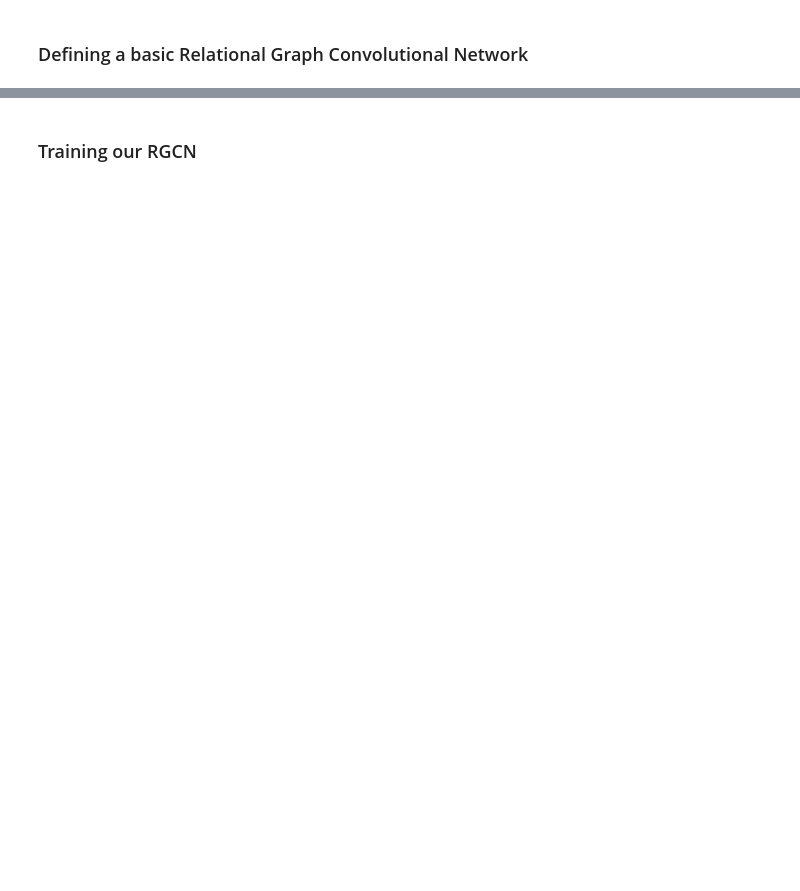
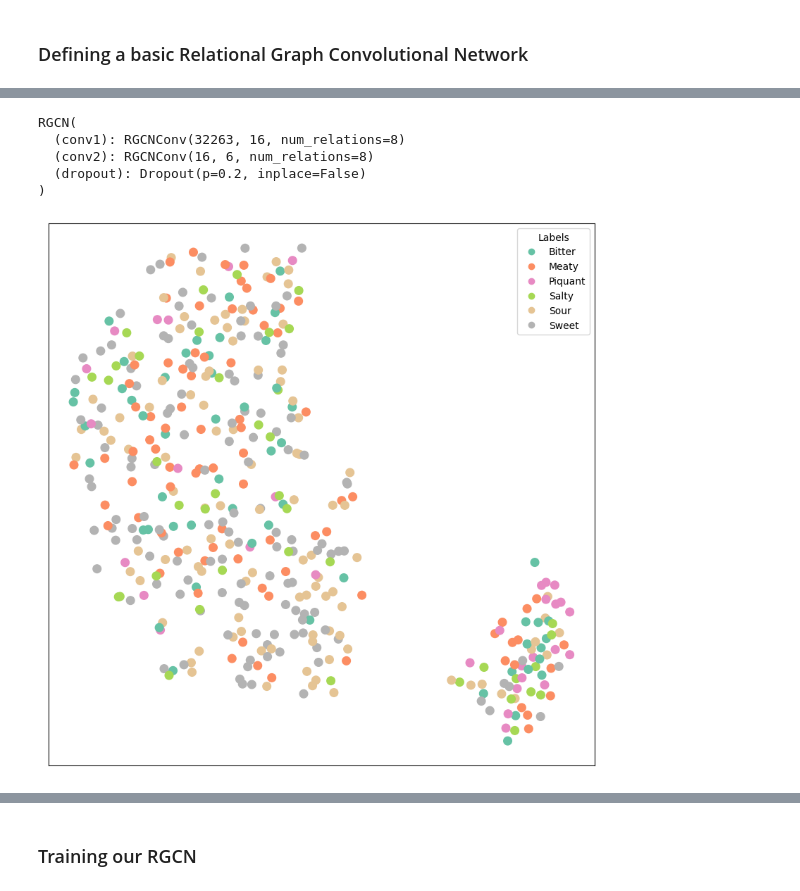
Before and after one commit to python547/rubrix-python251, a Jupyter notebook: docs/tutorials/03-kglab_pytorch_geometric.ipynb, the cells around one changed output, grey strips where cells are left out. Drawn from its saved outputs; the diff is of its cells as text; code cells hidden in the pictures; blank space fills up the shorter version.

Commit message:
review tutorial3 (#11)
* review

* final version and readme updated

```diff
--- a/docs/tutorials/03-kglab_pytorch_geometric.ipynb
+++ b/docs/tutorials/03-kglab_pytorch_geometric.ipynb
@@ -256,9 +276,8 @@ for i, r in ing_recipes_df.iterrows():
                 "type": r.type
             }, # log node fields
             prediction=[(label, 0.0) for label in LABELS], # log "dummy" predictions for aiding annotation
-            metadata={'ingredients': r.ingredients, "type": r.type}, # metadata filters for quick exploration and annotation
+            metadata={'ingredients': [ing.replace('ind:','') for ing in r.ingredients], "type": r.type}, # metadata filters for quick exploration and annotation
             prediction_agent="kglab_tutorial", # who's performing/logging the prediction
             multi_label=True
         )
     records.append(item)
-rb.log(records=records, name="kg_classification_tutorial")
@@ -431,4 +535,10 @@ model = RGCN(
     #out_channels=64,
     dropout=0.2,
     layer_type=RGCNConv
-)
+) ; model
+# %% [output]
+RGCN(
+  (conv1): RGCNConv(32263, 16, num_relations=8)
+  (conv2): RGCNConv(16, 6, num_relations=8)
+  (dropout): Dropout(p=0.2, inplace=False)
+)
@@ -463,0 +545,23 @@ def test():
+# %%
+# code adapted from https://colab.research.google.com/drive/14OvFnAXggxB8vM4e8vSURUp1TaKnovzX
+%matplotlib inline
+import matplotlib.pyplot as plt
+from sklearn.manifold import TSNE
+from pytorch_lightning.metrics.utils import to_categorical
+
+def visualize(h, color, labels):
+    z = TSNE(n_components=2).fit_transform(h.detach().cpu().numpy())
+
+    plt.figure(figsize=(10,10))
+    plt.xticks([])
+    plt.yticks([])
+
+    scatter = plt.scatter(z[:, 0], z[:, 1], s=70, c=color, cmap="Set2")
+    legend = plt.legend(scatter.legend_elements()[0],labels, loc="upper right", title="Labels",) #*scatter.legend_elements()
+    plt.show()
+# %%
+pred = model(edge_index, edge_type)
+# %%
+visualize(pred[train_idx], color=to_categorical(train_y), labels=LABELS)
+# %% [output]
+[figure, added]
```
Also changed, not shown: parts of 43 cells of this notebook, 4 other files.
